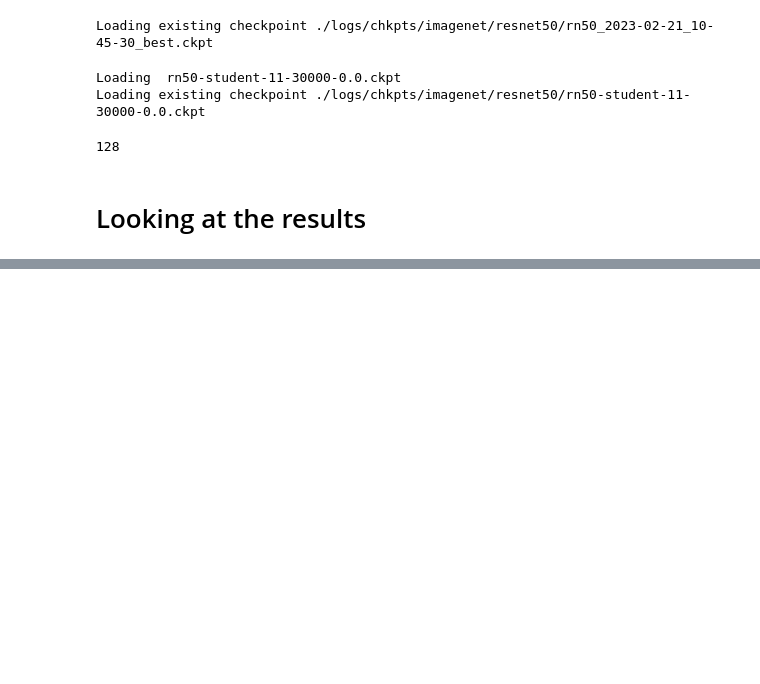
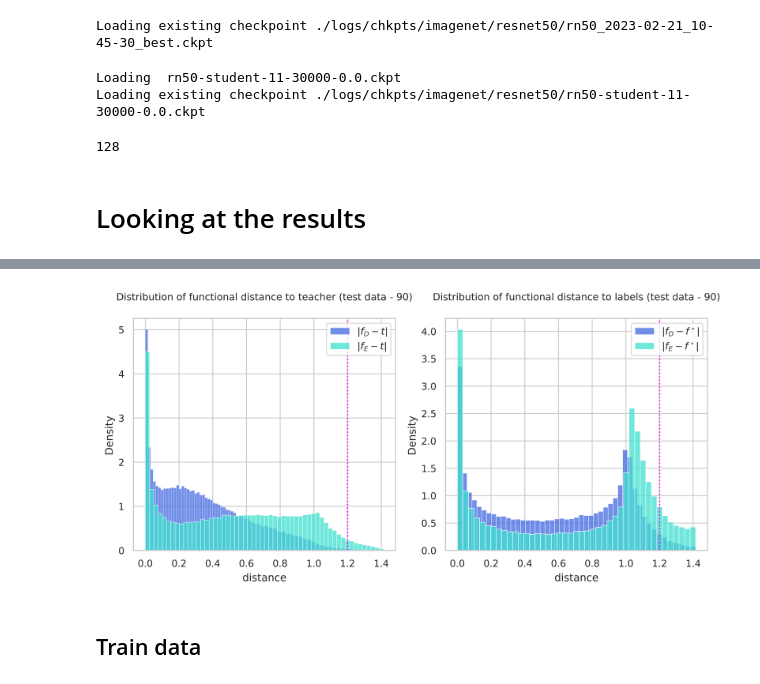
Before and after one commit to GiuliaLanzillotta/DED, a Jupyter notebook: scripts/functional_distance.ipynb, the cells around one changed output, grey strips where cells are left out. Cells and saved outputs as stored; diff of their text form; code cells hidden in the pictures; blank space fills up the shorter version.

```diff
--- a/scripts/functional_distance.ipynb
+++ b/scripts/functional_distance.ipynb
@@ -289,0 +351,47 @@ with sns.axes_style("whitegrid"):
+# %%
+%matplotlib inline
+sns.set_context("paper")
+with sns.axes_style("whitegrid"):
+    fig, ax = plt.subplots(1,2, figsize=(8,4), sharey=False, dpi=800)
+    colors = ['royalblue','turquoise','dimgray']
+
+    # first plot ---------------------------
+    _df = res_df.loc[res_df['teacher']==True]
+    _df = _df.loc[_df['buffer_size']==90000]
+
+
+    _df1 = _df.loc[_df['alpha']==0]
+    sns.histplot(_df1, x="distance", ax=ax[0], color=colors[0], label=r"$f_D$", stat="density")
+
+    _df2 = _df.loc[_df['alpha']==1]
+    sns.histplot(_df2, x="distance", ax=ax[0], color=colors[1], label=r"$f_E$", stat="density")
+
+    ax[0].set_title(r"Distribution of functional distance to teacher (test data - 90)", fontsize=9, y=1.05)
+
+    ax[0].axvline(1.20, ls=':', color='magenta')
+
+    # second plot ---------------------------
+    _df = res_df.loc[res_df['teacher']==False]
+    _df = _df.loc[_df['buffer_size']==90000]
+
+
+    _df1 = _df.loc[_df['alpha']==0]
+    sns.histplot(_df1, x="distance", ax=ax[1], color=colors[0], label=r"$f_D$", stat="density")
+
+    _df2 = _df.loc[_df['alpha']==1]
+    sns.histplot(_df2, x="distance", ax=ax[1], color=colors[1], label=r"$f_E$", stat="density")
+
+    ax[1].set_title(r"Distribution of functional distance to labels (test data - 90)", fontsize=9, y=1.05)
+
+    ax[1].axvline(1.20, ls=':', color='magenta')
+
+    # refinements ---------------------------
+    h, _ = ax[0].get_legend_handles_labels()
+    ax[0].legend(h, [r'$|f_D - t|$',r'$|f_E - t|$'], title="", ncol=1, loc="upper right")
+    ax[1].legend(h, [r'$|f_D - f^\star|$',r'$|f_E - f^\star|$'], title="", ncol=1, loc="upper right")
+
+    plt.tight_layout()
+# %% [output]
+[figure, added]
+# %% [markdown]
+## Train data
```
Also changed, not shown: parts of 14 cells of this notebook, 7 other files.
